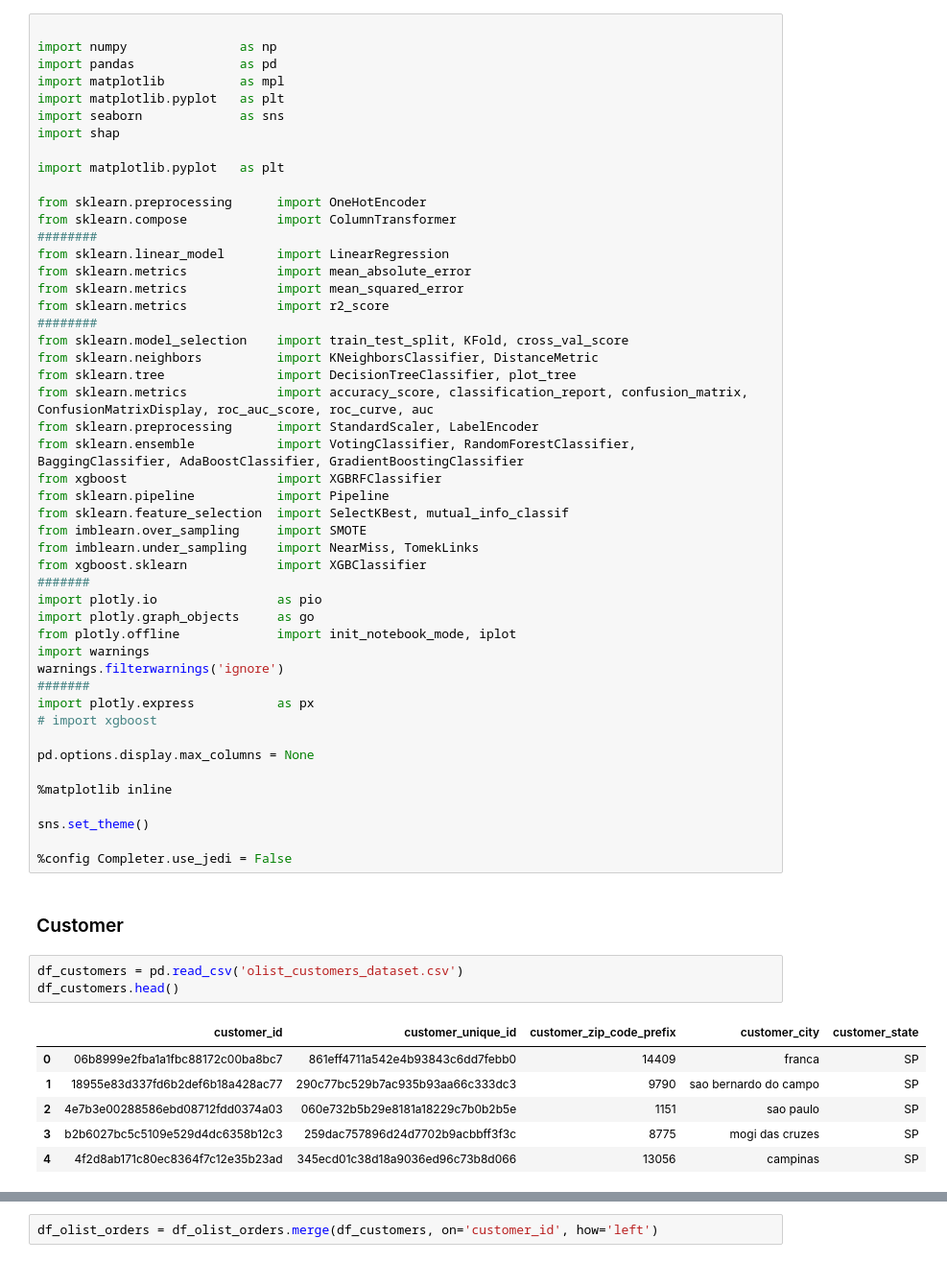
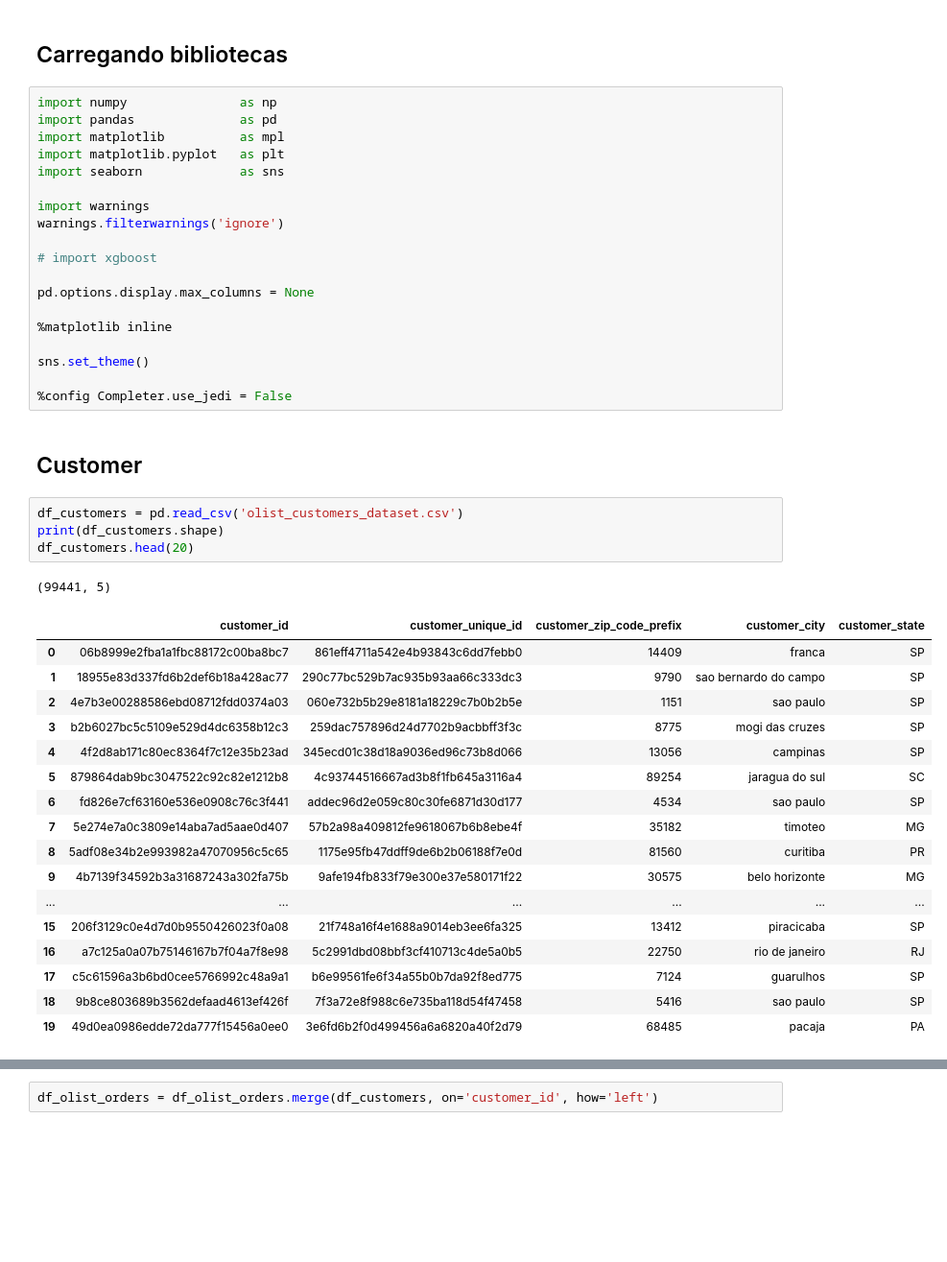
Before and after one commit to paulordie/projeto_ds_to_business, a Jupyter notebook: Untitled.ipynb, the cells around one changed output, grey strips where cells are left out. Shown: that part at 96% size. Drawn from its saved outputs; the diff is of its cells as text; blank space fills up the shorter version.

Commit message:
added initial explotatory analyser
Signed-off-by: Paulo Correa <pc.rochacorrea@gmail.com>

```diff
--- a/Untitled.ipynb
+++ b/Untitled.ipynb
@@ -1,42 +1,15 @@
+# %% [markdown]
+## Carregando bibliotecas
 # %%
-
 import numpy               as np
 import pandas              as pd
 import matplotlib          as mpl
 import matplotlib.pyplot   as plt
 import seaborn             as sns
-import shap
 
-import matplotlib.pyplot   as plt
-
-from sklearn.preprocessing      import OneHotEncoder
-from sklearn.compose            import ColumnTransformer
-########
-from sklearn.linear_model       import LinearRegression
-from sklearn.metrics            import mean_absolute_error
-from sklearn.metrics            import mean_squared_error
-from sklearn.metrics            import r2_score
-########
-from sklearn.model_selection    import train_test_split, KFold, cross_val_score
-from sklearn.neighbors          import KNeighborsClassifier, DistanceMetric
-from sklearn.tree               import DecisionTreeClassifier, plot_tree
-from sklearn.metrics            import accuracy_score, classification_report, confusion_matrix, ConfusionMatrixDisplay, roc_auc_score, roc_curve, auc
-from sklearn.preprocessing      import StandardScaler, LabelEncoder
-from sklearn.ensemble           import VotingClassifier, RandomForestClassifier, BaggingClassifier, AdaBoostClassifier, GradientBoostingClassifier
-from xgboost                    import XGBRFClassifier
-from sklearn.pipeline           import Pipeline
-from sklearn.feature_selection  import SelectKBest, mutual_info_classif
-from imblearn.over_sampling     import SMOTE
-from imblearn.under_sampling    import NearMiss, TomekLinks
-from xgboost.sklearn            import XGBClassifier
-#######
-import plotly.io                as pio
-import plotly.graph_objects     as go
-from plotly.offline             import init_notebook_mode, iplot
 import warnings
 warnings.filterwarnings('ignore')
-#######
-import plotly.express           as px
+
 # import xgboost
 
 pd.options.display.max_columns = None
@@ -47,15 +20,28 @@ sns.set_theme()
 
 %config Completer.use_jedi = False
 # %% [markdown]
-### Customer
+## Customer
 # %%
 df_customers = pd.read_csv('olist_customers_dataset.csv')
-df_customers.head()
+print(df_customers.shape)
+df_customers.head(20)
 # %% [output]
+(99441, 5)
 |  | customer_id | customer_unique_id | customer_zip_code_prefix | customer_city | customer_state |
 | 0 | 06b8999e2fba1a1fbc88172c00ba8bc7 | 861eff4711a542e4b93843c6dd7febb0 | 14409 | franca | SP |
 | 1 | 18955e83d337fd6b2def6b18a428ac77 | 290c77bc529b7ac935b93aa66c333dc3 | 9790 | sao bernardo do campo | SP |
 | 2 | 4e7b3e00288586ebd08712fdd0374a03 | 060e732b5b29e8181a18229c7b0b2b5e | 1151 | sao paulo | SP |
 | 3 | b2b6027bc5c5109e529d4dc6358b12c3 | 259dac757896d24d7702b9acbbff3f3c | 8775 | mogi das cruzes | SP |
 | 4 | 4f2d8ab171c80ec8364f7c12e35b23ad | 345ecd01c38d18a9036ed96c73b8d066 | 13056 | campinas | SP |
+| 5 | 879864dab9bc3047522c92c82e1212b8 | 4c93744516667ad3b8f1fb645a3116a4 | 89254 | jaragua do sul | SC |
+| 6 | fd826e7cf63160e536e0908c76c3f441 | addec96d2e059c80c30fe6871d30d177 | 4534 | sao paulo | SP |
+| 7 | 5e274e7a0c3809e14aba7ad5aae0d407 | 57b2a98a409812fe9618067b6b8ebe4f | 35182 | timoteo | MG |
+| 8 | 5adf08e34b2e993982a47070956c5c65 | 1175e95fb47ddff9de6b2b06188f7e0d | 81560 | curitiba | PR |
+| 9 | 4b7139f34592b3a31687243a302fa75b | 9afe194fb833f79e300e37e580171f22 | 30575 | belo horizonte | MG |
+| ... | ... | ... | ... | ... | ... |
+| 15 | 206f3129c0e4d7d0b9550426023f0a08 | 21f748a16f4e1688a9014eb3ee6fa325 | 13412 | piracicaba | SP |
+| 16 | a7c125a0a07b75146167b7f04a7f8e98 | 5c2991dbd08bbf3cf410713c4de5a0b5 | 22750 | rio de janeiro | RJ |
+| 17 | c5c61596a3b6bd0cee5766992c48a9a1 | b6e99561fe6f34a55b0b7da92f8ed775 | 7124 | guarulhos | SP |
+| 18 | 9b8ce803689b3562defaad4613ef426f | 7f3a72e8f988c6e735ba118d54f47458 | 5416 | sao paulo | SP |
+| 19 | 49d0ea0986edde72da777f15456a0ee0 | 3e6fd6b2f0d499456a6a6820a40f2d79 | 68485 | pacaja | PA |
 # %% [markdown]
```
Also changed, not shown: parts of 21 cells of this notebook.
